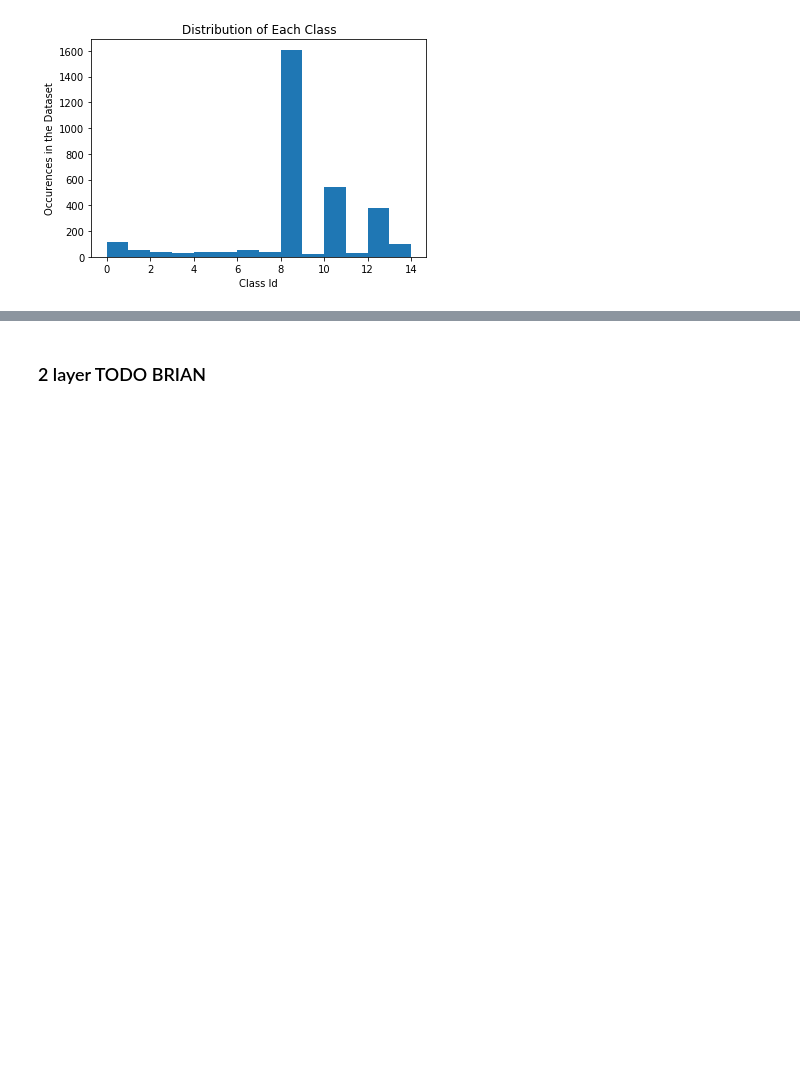
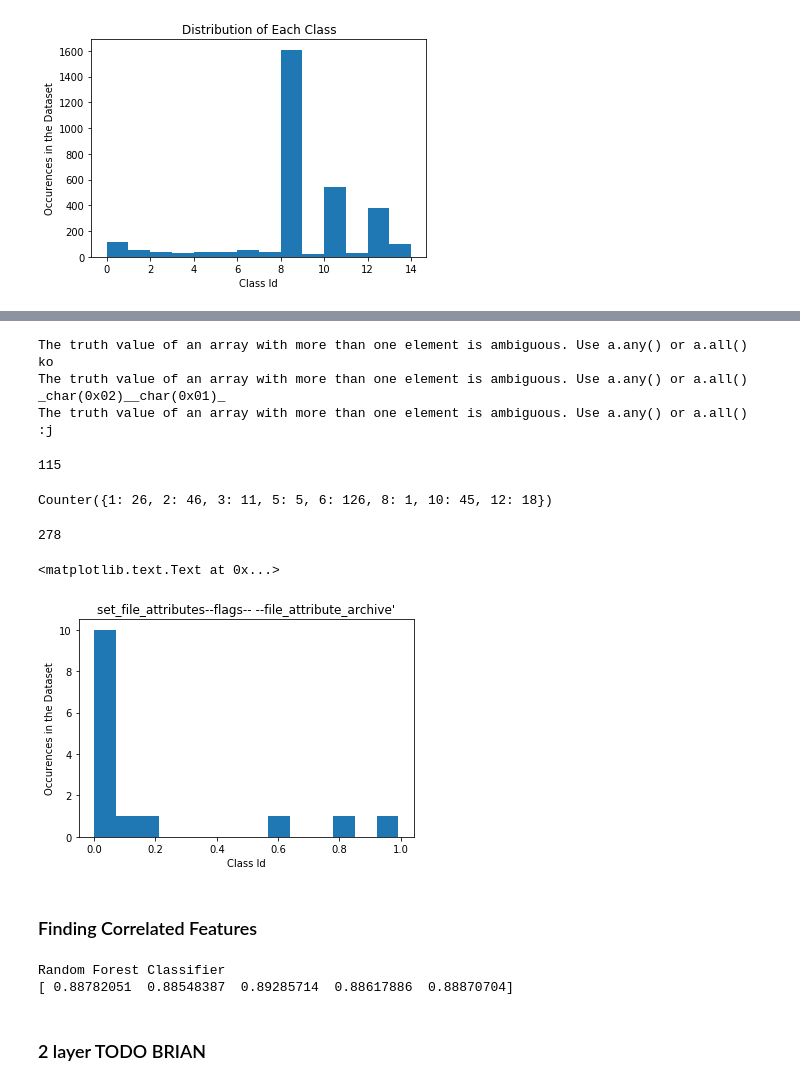
Before and after one commit to cs181-BRB/practical2, a Jupyter notebook: Machine Learning.ipynb, the cells around one changed output, grey strips where cells are left out. Drawn from its saved outputs; the diff is of its cells as text; code cells hidden in the pictures; blank space fills up the shorter version.

```diff
--- a/Machine Learning.ipynb
+++ b/Machine Learning.ipynb
@@ -364,0 +1315,17 @@ plt.ylabel("Occurences in the Dataset")
+# %%
+def get_most_important_features_i(feature_name, i):
+    feature_values = []
+    for i in range(0,15):
+        value = 0
+        try:
+            value = dfs[i].get_value(feature_name, 'counts')
+        except:
+            pass
+
+        feature_values.append(value)
+
+    if feature_values[i] >= 0.7:
+        features_without_max = [feature_value for feature_value in feature_values if feature_value != feature_values[i]]
+        if np.mean(features_without_max) <= 0.2:
+            return feature_values
+    return None
@@ -364,0 +1336,11 @@ plt.ylabel("Occurences in the Dataset")
+# %%
+global_feature_frequencies = dict()
+for feature_name in all_features:
+    try:
+        feature_values = get_most_important_features_i(feature_name, 1)
+        if feature_values != None:
+            global_feature_frequencies[feature_name] = feature_values
+    except ValueError as e:
+        print e
+        print feature_name
+        pass
@@ -364,0 +1362,18 @@ plt.ylabel("Occurences in the Dataset")
+# %%
+global_feature_frequencies = dict()
+for feature_name in all_features:
+    try:
+        feature_values = get_most_important_features(feature_name)
+        if feature_values != None:
+            global_feature_frequencies[feature_name] = feature_values
+    except ValueError as e:
+        print e
+        print feature_name
+        pass
+# %% [output]
+The truth value of an array with more than one element is ambiguous. Use a.any() or a.all()
+ko
+The truth value of an array with more than one element is ambiguous. Use a.any() or a.all()
+_char(0x02)__char(0x01)_
+The truth value of an array with more than one element is ambiguous. Use a.any() or a.all()
+:j
@@ -364,0 +1395,4 @@ plt.ylabel("Occurences in the Dataset")
+# %%
+len(global_feats)
+# %% [output]
+115
@@ -364,0 +1401,16 @@ plt.ylabel("Occurences in the Dataset")
+# %%
+Counter(max_classes)
+# %% [output]
+Counter({1: 26, 2: 46, 3: 11, 5: 5, 6: 126, 8: 1, 10: 45, 12: 18})
+# %%
+len(Counter(global_feature_frequencies).keys())
+# %% [output]
+278
+# %%
+plt.hist(global_feature_frequencies['open_key--key--\\--vba'], bins=14)
+plt.title("set_file_attributes--flags-- --file_attribute_archive'")
+plt.xlabel("Class Id")
+plt.ylabel("Occurences in the Dataset")
+# %% [output]
+<matplotlib.text.Text at 0x...>
+[figure, added]
@@ -364,0 +1423,2 @@ plt.ylabel("Occurences in the Dataset")
+# %% [markdown]
+### Finding Correlated Features
@@ -365,2 +1430,10 @@ plt.ylabel("Occurences in the Dataset")
+# %%
+RF_pca = RandomForestClassifier(n_estimators=100)
+RF_pca.fit(X_train_after_pca, t_train)
+print "Random Forest Classifier"
+print cross_val_score(RF_pca, X_train_after_pca, t_train, cv=5, scoring="accuracy")
+# %% [output]
+Random Forest Classifier
+[ 0.88782051  0.88548387  0.89285714  0.88617886  0.88870704]
 # %% [markdown]
 ### 2 layer TODO BRIAN
```
Also changed, not shown: parts of 226 cells of this notebook.
